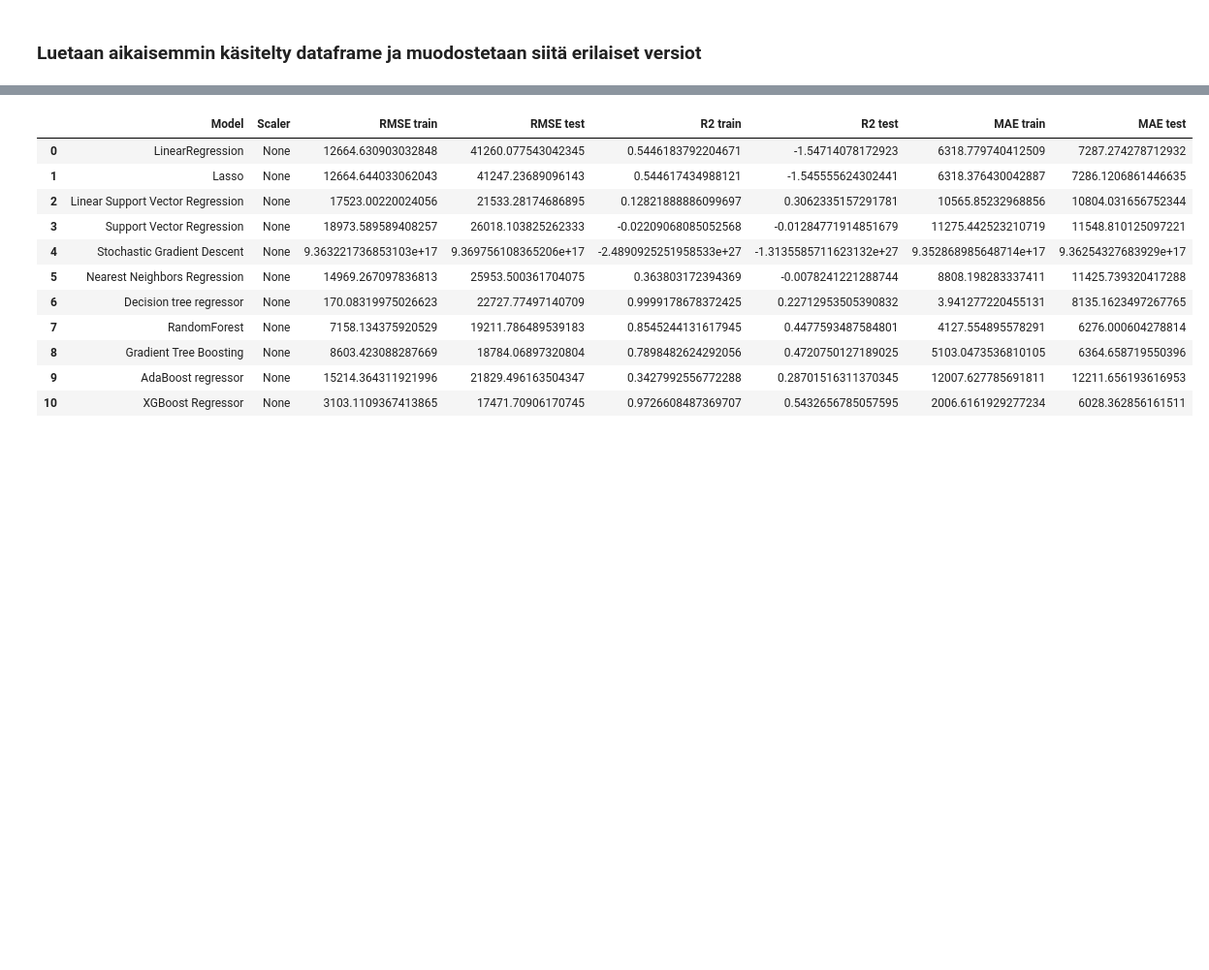
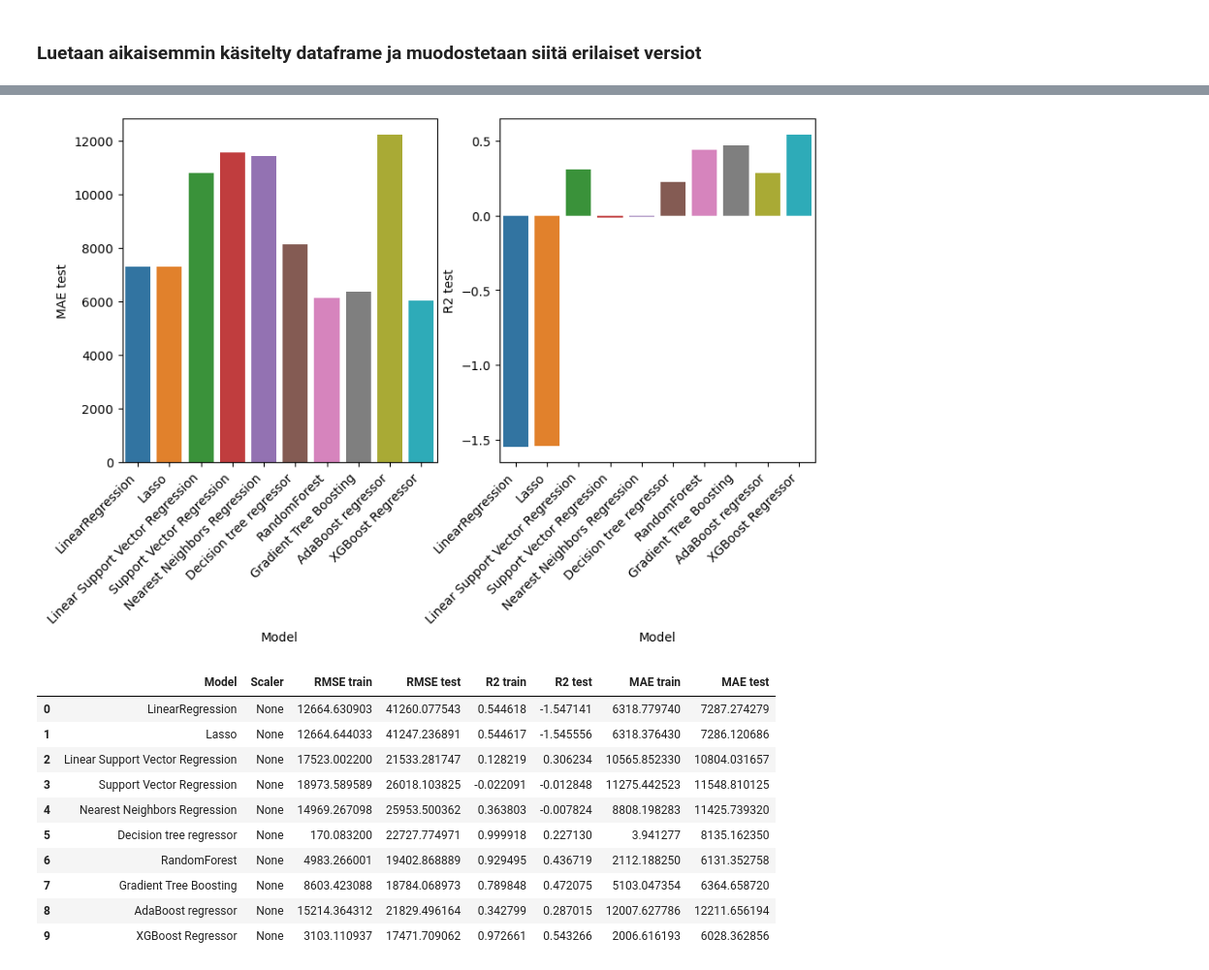
Before and after one commit to klehik/AI-DA-Projekti, a Jupyter notebook: testit/atte-ml.ipynb, the cells around one changed output, grey strips where cells are left out. Shown at 97% size. Cells and saved outputs as stored; diff of their text form; code cells hidden in the pictures; blank space fills up the shorter version.

```diff
--- a/testit/atte-ml.ipynb
+++ b/testit/atte-ml.ipynb
@@ -58,4 +58,17 @@ from sklearn.ensemble import RandomForestRegressor
 from sklearn.ensemble import GradientBoostingRegressor
 from sklearn.ensemble import AdaBoostRegressor
 from xgboost import XGBRegressor
+# %%
+random_state = 42
+models = {"LinearRegression":LinearRegression(),
+            "Lasso":linear_model.Lasso(alpha=0.1),
+            "Linear Support Vector Regression": LinearSVR(random_state=random_state),
+            "Support Vector Regression":svm.SVR(),
+            "Nearest Neighbors Regression":KNeighborsRegressor(),
+            "Decision tree regressor":DecisionTreeRegressor(random_state=random_state),
+            "RandomForest": RandomForestRegressor(random_state=random_state),
+            "Gradient Tree Boosting":GradientBoostingRegressor(random_state=random_state),
+            "AdaBoost regressor": AdaBoostRegressor(random_state=random_state),
+            "XGBoost Regressor": XGBRegressor(seed = random_state)
+            }
 # %% [markdown]
@@ -69,7 +85,5 @@ MAE = Mean absolute error.  Keskimääräinen absoluuttinen virhe antaa numeeris
 # %%
-def evaluate_models(df,scaler):
-
-
+def evaluate_models(df,scaler,models):
     random_state = 42
 
     tulos = pd.DataFrame
@@ -90,20 +104,6 @@ def evaluate_models(df,scaler):
         X_test = pd.DataFrame(scaler.transform(X_test), columns=features)
 
 
-    models = {"LinearRegression":LinearRegression(),
-            "Lasso":linear_model.Lasso(alpha=0.1),
-            "Linear Support Vector Regression": LinearSVR(random_state=random_state),
-            "Support Vector Regression":svm.SVR(),
-            "Stochastic Gradient Descent":SGDRegressor(),
-            "Nearest Neighbors Regression":KNeighborsRegressor(),
-            "Decision tree regressor":DecisionTreeRegressor(random_state=random_state),
-            "RandomForest": RandomForestRegressor(max_depth=10, random_state=random_state),
-            "Gradient Tree Boosting":GradientBoostingRegressor(random_state=random_state),
-            "AdaBoost regressor": AdaBoostRegressor(random_state=random_state),
-            "XGBoost Regressor": XGBRegressor(seed = random_state)
-            }
-
-
     for name, model in models.items():
 
 
@@ -118,21 +118,33 @@ def evaluate_models(df,scaler):
 
         tulos.loc[len(tulos)] = [name,scaler,RMSE_train,RMSE_test,r2_train,r2_test,MAE_train,MAE_test]
 
+        # if name == "XGBoost Regressor":
+        #     print(model.feature_importances_)
+    plt.figure(figsize=(10,5))
+    plt.subplot(1,2,1)
+    sns.barplot(data=tulos,x ="Model", y="MAE test")
+    plt.xticks(rotation=45,ha="right")
+    plt.subplot(1,2,2)
+    sns.barplot(data=tulos,x ="Model", y="R2 test")
+    plt.xticks(rotation=45,ha="right")
+
+    plt.show()
+
 
     return tulos
 # %%
-evaluate_models(res_bat,None)
+evaluate_models(res_bat,None,models)
 # %% [output]
+[figure, added]
 |  | Model | Scaler | RMSE train | RMSE test | R2 train | R2 test | MAE train | MAE test |
-| 0 | LinearRegression | None | 12664.630903032848 | 41260.077543042345 | 0.5446183792204671 | -1.54714078172923 | 6318.779740412509 | 7287.274278712932 |
-| 1 | Lasso | None | 12664.644033062043 | 41247.23689096143 | 0.544617434988121 | -1.545555624302441 | 6318.376430042887 | 7286.1206861446635 |
-| 2 | Linear Support Vector Regression | None | 17523.00220024056 | 21533.28174686895 | 0.12821888886099697 | 0.3062335157291781 | 10565.85232968856 | 10804.031656752344 |
-| 3 | Support Vector Regression | None | 18973.589589408257 | 26018.103825262333 | -0.02209068085052568 | -0.01284771914851679 | 11275.442523210719 | 11548.810125097221 |
-| 4 | Stochastic Gradient Descent | None | 9.363221736853103e+17 | 9.369756108365206e+17 | -2.4890925251958533e+27 | -1.3135585711623132e+27 | 9.352868985648714e+17 | 9.36254327683929e+17 |
-| 5 | Nearest Neighbors Regression | None | 14969.267097836813 | 25953.500361704075 | 0.363803172394369 | -0.0078241221288744 | 8808.198283337411 | 11425.739320417288 |
-| 6 | Decision tree regressor | None | 170.08319975026623 | 22727.77497140709 | 0.9999178678372425 | 0.22712953505390832 | 3.941277220455131 | 8135.1623497267765 |
-| 7 | RandomForest | None | 7158.134375920529 | 19211.786489539183 | 0.8545244131617945 | 0.4477593487584801 | 4127.554895578291 | 6276.000604278814 |
-| 8 | Gradient Tree Boosting | None | 8603.423088287669 | 18784.06897320804 | 0.7898482624292056 | 0.4720750127189025 | 5103.0473536810105 | 6364.658719550396 |
-| 9 | AdaBoost regressor | None | 15214.364311921996 | 21829.496163504347 | 0.3427992556772288 | 0.28701516311370345 | 12007.627785691811 | 12211.656193616953 |
-| 10 | XGBoost Regressor | None | 3103.1109367413865 | 17471.70906170745 | 0.9726608487369707 | 0.5432656785057595 | 2006.6161929277234 | 6028.362856161511 |
+| 0 | LinearRegression | None | 12664.630903 | 41260.077543 | 0.544618 | -1.547141 | 6318.779740 | 7287.274279 |
+| 1 | Lasso | None | 12664.644033 | 41247.236891 | 0.544617 | -1.545556 | 6318.376430 | 7286.120686 |
+| 2 | Linear Support Vector Regression | None | 17523.002200 | 21533.281747 | 0.128219 | 0.306234 | 10565.852330 | 10804.031657 |
+| 3 | Support Vector Regression | None | 18973.589589 | 26018.103825 | -0.022091 | -0.012848 | 11275.442523 | 11548.810125 |
+| 4 | Nearest Neighbors Regression | None | 14969.267098 | 25953.500362 | 0.363803 | -0.007824 | 8808.198283 | 11425.739320 |
+| 5 | Decision tree regressor | None | 170.083200 | 22727.774971 | 0.999918 | 0.227130 | 3.941277 | 8135.162350 |
+| 6 | RandomForest | None | 4983.266001 | 19402.868889 | 0.929495 | 0.436719 | 2112.188250 | 6131.352758 |
+| 7 | Gradient Tree Boosting | None | 8603.423088 | 18784.068973 | 0.789848 | 0.472075 | 5103.047354 | 6364.658720 |
+| 8 | AdaBoost regressor | None | 15214.364312 | 21829.496164 | 0.342799 | 0.287015 | 12007.627786 | 12211.656194 |
+| 9 | XGBoost Regressor | None | 3103.110937 | 17471.709062 | 0.972661 | 0.543266 | 2006.616193 | 6028.362856 |
 # %%
```
Also changed, not shown: parts of 30 cells of this notebook.
